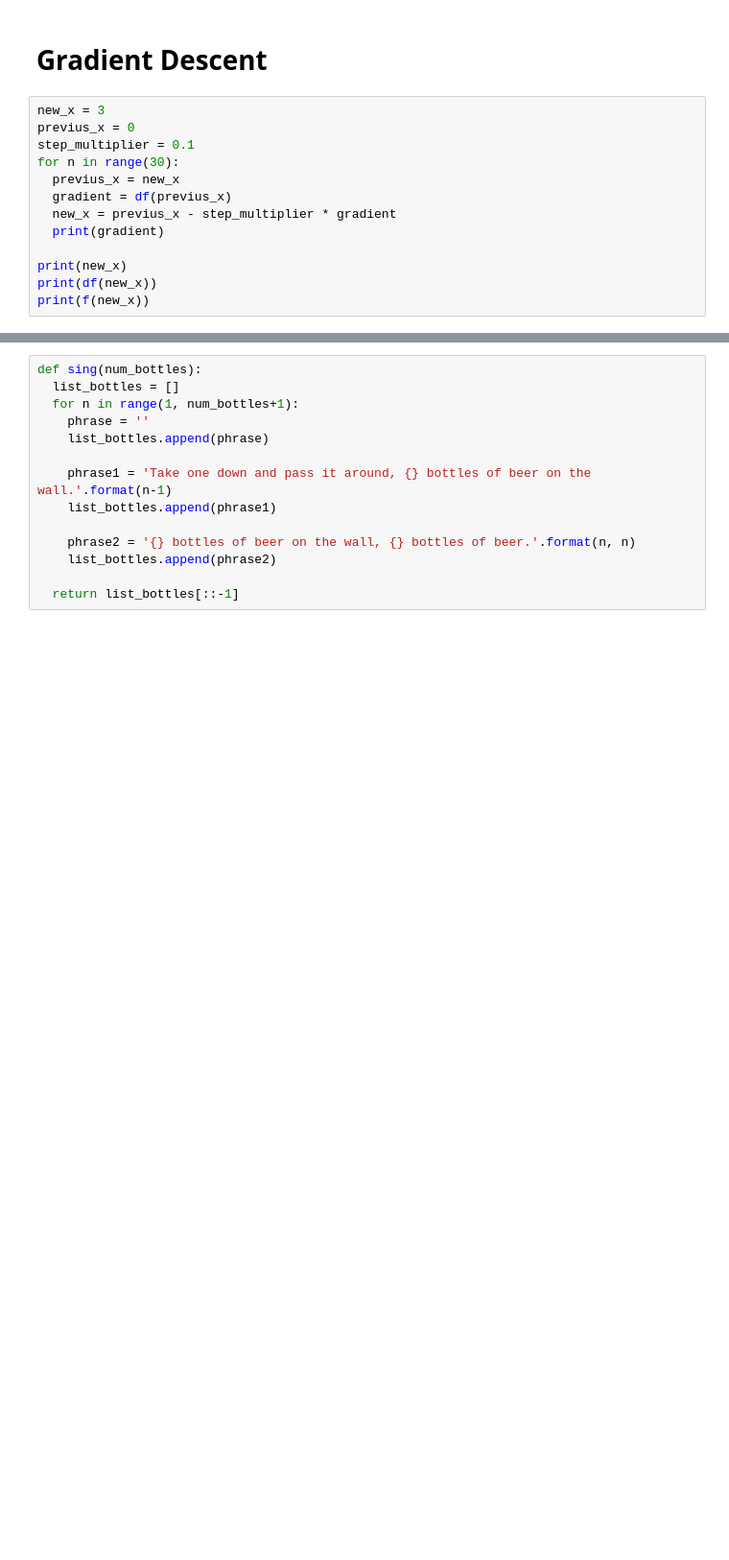
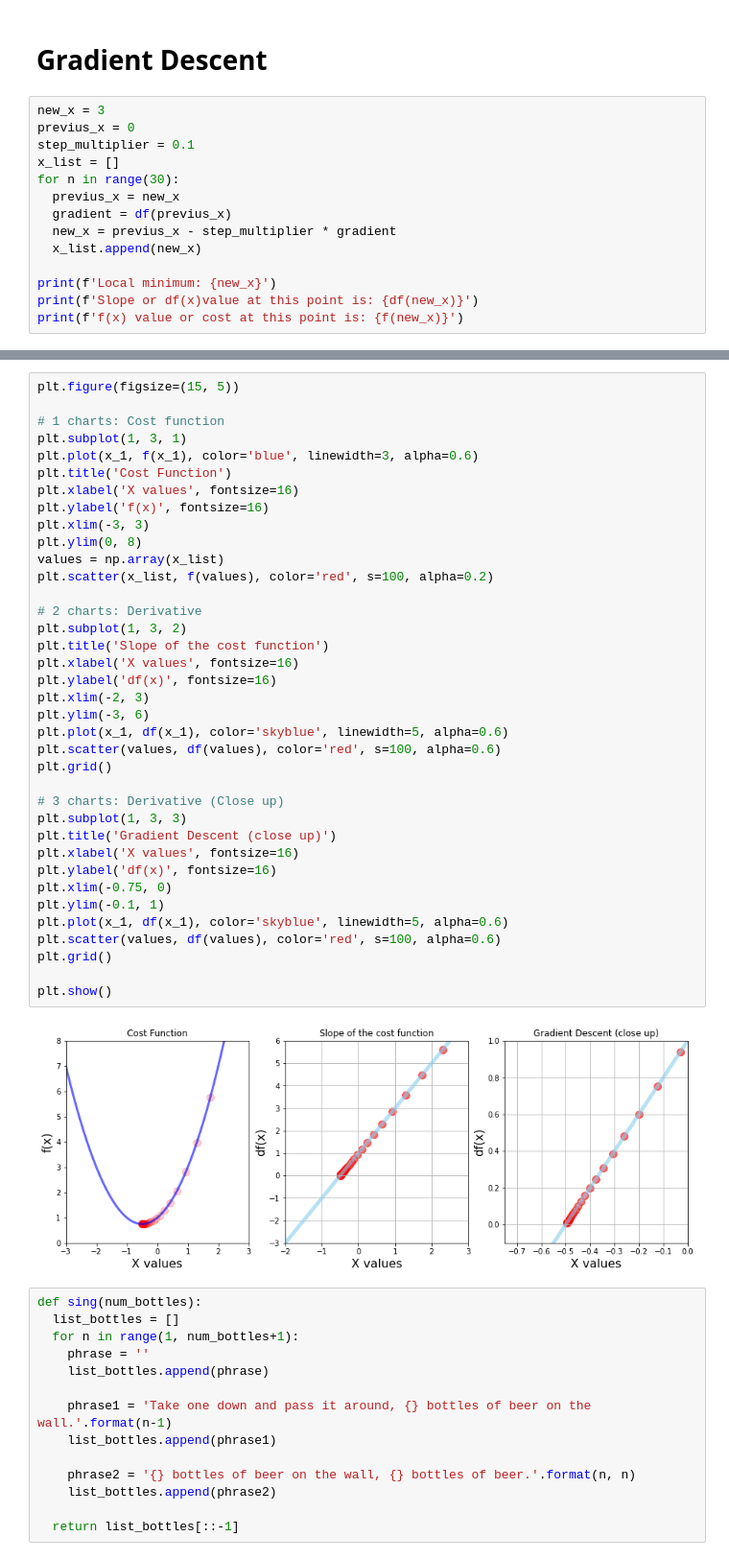
Before and after one commit to julioreis-dev/data_science, a Jupyter notebook: gradient_descent.ipynb, the cells around one changed output, grey strips where cells are left out. Shown at 96% size. Drawn from its saved outputs; the diff is of its cells as text; blank space fills up the shorter version.

```diff
--- a/gradient_descent.ipynb
+++ b/gradient_descent.ipynb
@@ -74,13 +69,14 @@ x
 new_x = 3
 previus_x = 0
 step_multiplier = 0.1
+x_list = []
 for n in range(30):
   previus_x = new_x
   gradient = df(previus_x)
   new_x = previus_x - step_multiplier * gradient
-  print(gradient)
+  x_list.append(new_x)
 
-print(new_x)
-print(df(new_x))
-print(f(new_x))
+print(f'Local minimum: {new_x}')
+print(f'Slope or df(x)value at this point is: {df(new_x)}')
+print(f'f(x) value or cost at this point is: {f(new_x)}')
 # %% [output]
@@ -104,3 +86,42 @@ print(f(new_x))
+# %%
+plt.figure(figsize=(15, 5))
+
+# 1 charts: Cost function
+plt.subplot(1, 3, 1)
+plt.plot(x_1, f(x_1), color='blue', linewidth=3, alpha=0.6)
+plt.title('Cost Function')
+plt.xlabel('X values', fontsize=16)
+plt.ylabel('f(x)', fontsize=16)
+plt.xlim(-3, 3)
+plt.ylim(0, 8)
+values = np.array(x_list)
+plt.scatter(x_list, f(values), color='red', s=100, alpha=0.2)
+
+# 2 charts: Derivative
+plt.subplot(1, 3, 2)
+plt.title('Slope of the cost function')
+plt.xlabel('X values', fontsize=16)
+plt.ylabel('df(x)', fontsize=16)
+plt.xlim(-2, 3)
+plt.ylim(-3, 6)
+plt.plot(x_1, df(x_1), color='skyblue', linewidth=5, alpha=0.6)
+plt.scatter(values, df(values), color='red', s=100, alpha=0.6)
+plt.grid()
+
+# 3 charts: Derivative (Close up)
+plt.subplot(1, 3, 3)
+plt.title('Gradient Descent (close up)')
+plt.xlabel('X values', fontsize=16)
+plt.ylabel('df(x)', fontsize=16)
+plt.xlim(-0.75, 0)
+plt.ylim(-0.1, 1)
+plt.plot(x_1, df(x_1), color='skyblue', linewidth=5, alpha=0.6)
+plt.scatter(values, df(values), color='red', s=100, alpha=0.6)
+plt.grid()
+
+plt.show()
+# %% [output]
+[figure, added]
 # %%
 def sing(num_bottles):
   list_bottles = []
```
Also changed, not shown: parts of 3 cells of this notebook.
